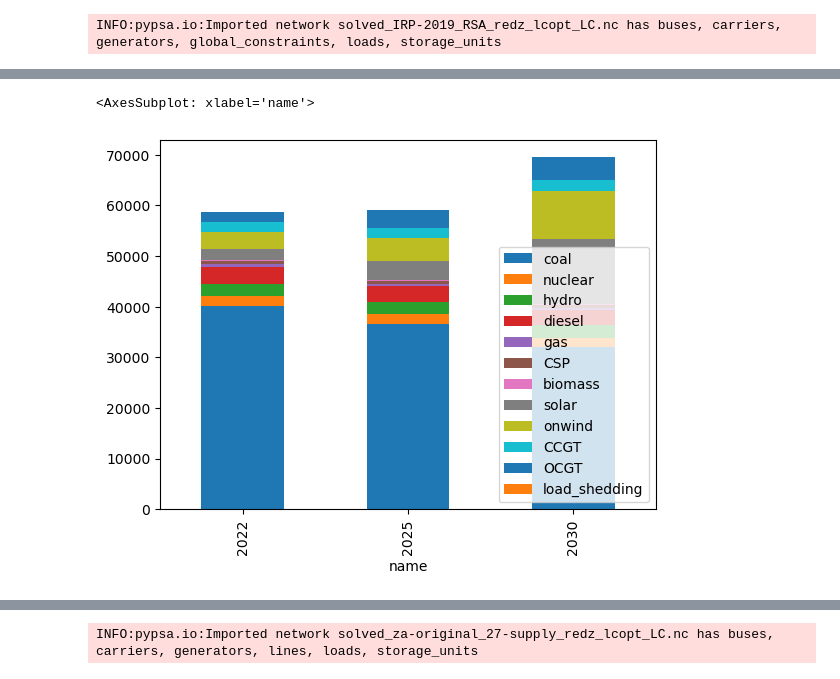
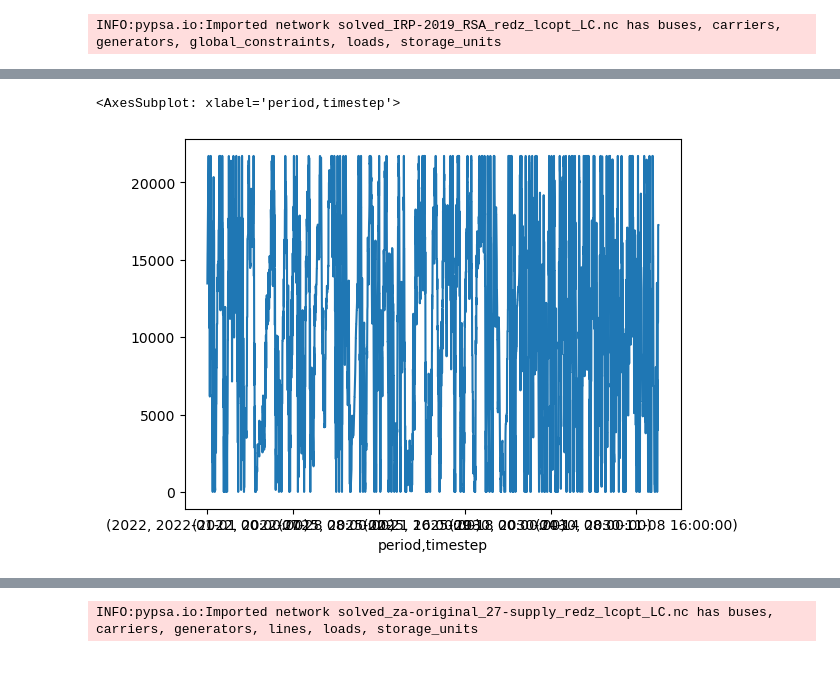
Before and after one commit to PyPSA/pypsa-za, a Jupyter notebook: notebooks/general_playground.ipynb, the cells around one changed output, grey strips where cells are left out. Cells and saved outputs as stored; diff of their text form; code cells hidden in the pictures.

```diff
--- a/notebooks/general_playground.ipynb
+++ b/notebooks/general_playground.ipynb
@@ -55,10 +65,3 @@ n1.loads_t.p_set.groupby(n1.snapshots.get_level_values(0)).sum()/1e6
-# %%
-n=n0
-capacity=pd.DataFrame(0,index=n.generators.carrier.unique(),columns=n.investment_periods)
-carriers=n.generators.carrier.unique()
-carriers = carriers[carriers !='load_shedding']
-for y in n.investment_periods:
-    capacity.loc[carriers,y]=n.generators.p_nom_opt[(n.get_active_assets('Generator',y))].groupby(n.generators.carrier).sum()
 # %%
 capacity
 # %% [output]
@@ -90,3 +120,0 @@ Name: max_hours, dtype: float64
-# %%
-n=n0
-n.generators_t.p_max_pu[n.generators[n.generators.carrier=='onwind'].index].groupby(level=0).mean()
@@ -99,8 +121,8 @@ n.generators_t.p_max_pu[n.generators[n.generators.carrier=='onwind'].index].grou
-# %%
-capacity.T.plot.bar(stacked=True)
-# %% [output]
-<AxesSubplot: xlabel='name'>
-[figure, removed]
+# %%
+n.storage_units_t.state_of_charge['Drakensberg'].plot()
+# %% [output]
+<AxesSubplot: xlabel='period,timestep'>
+[figure, added]
 # %%
 n.global_constraints[n.global_constraints['sense']=='<=']
 # %% [output]
```
Also changed, not shown: parts of 17 cells of this notebook, 8 other files.
